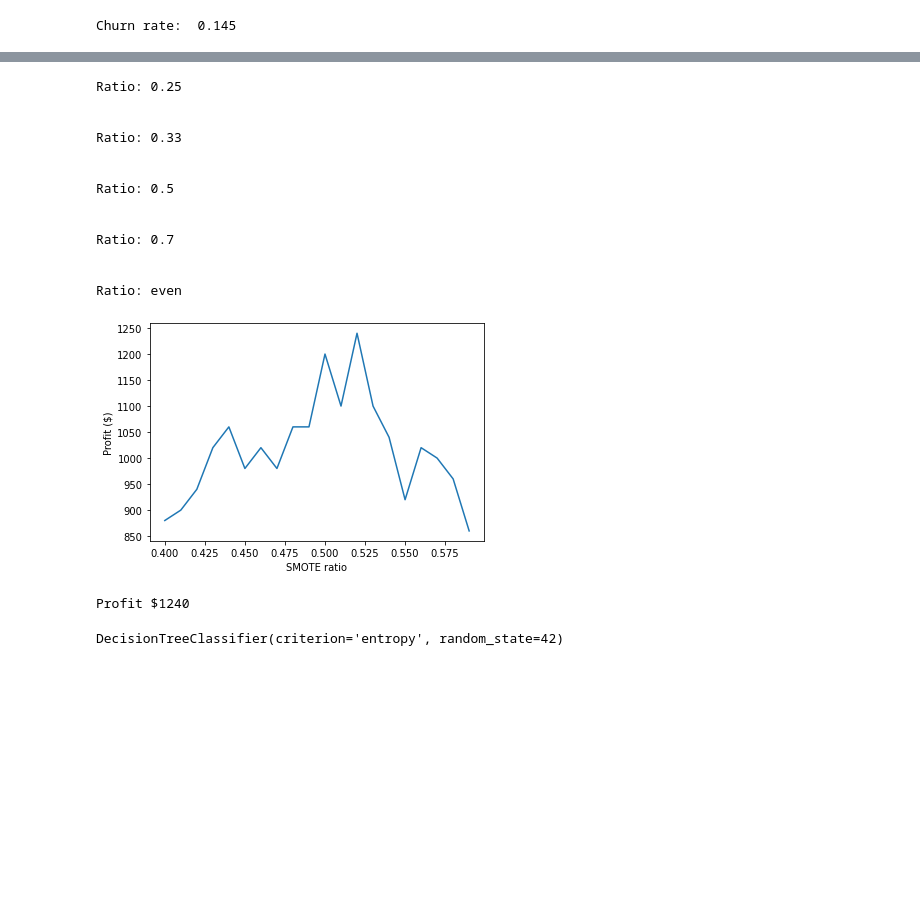
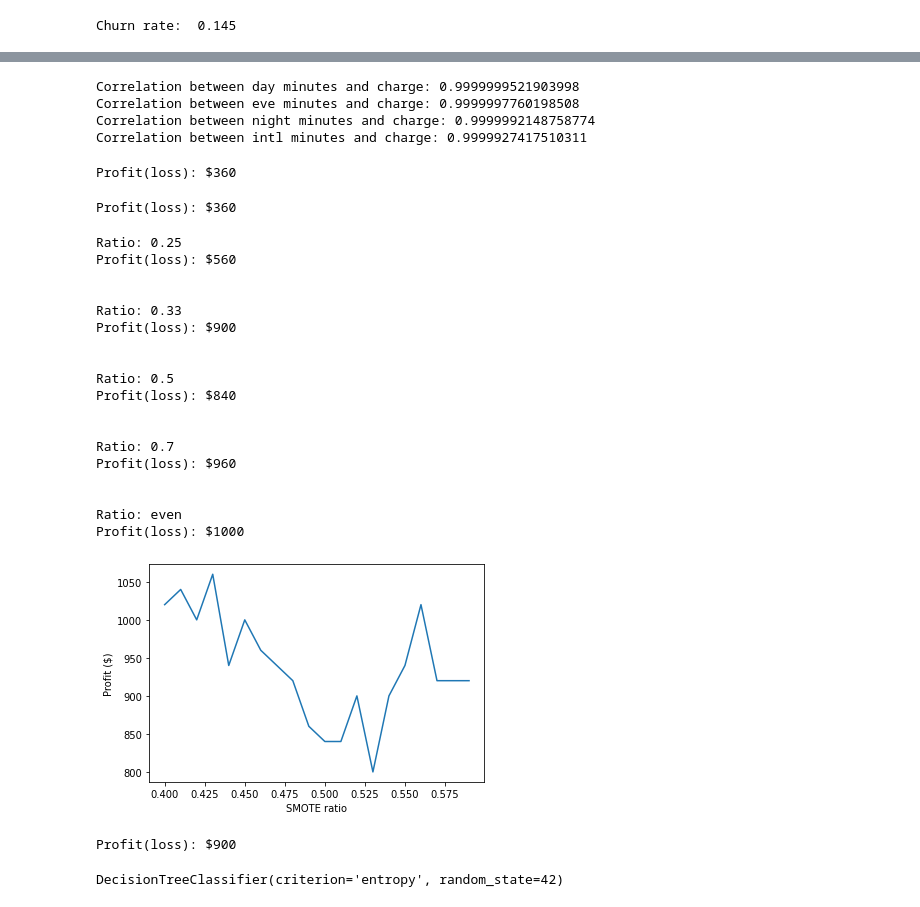
Before and after one commit to MattLeRoi/Telecom-customer-churn-analysis, a Jupyter notebook: phase3_project.ipynb, the cells around one changed output, grey strips where cells are left out. Cells and saved outputs as stored; diff of their text form; code cells hidden in the pictures; blank space fills up the shorter version.

```diff
--- a/phase3_project.ipynb
+++ b/phase3_project.ipynb
@@ -40,7 +78,19 @@ Churn rate:  0.145
+# %%
+print(f"""Correlation between day minutes and charge: {df['total day minutes'].corr(df['total day charge'])}""")
+print(f"""Correlation between eve minutes and charge: {df['total eve minutes'].corr(df['total eve charge'])}""")
+print(f"""Correlation between night minutes and charge: {df['total night minutes'].corr(df['total night charge'])}""")
+print(f"""Correlation between intl minutes and charge: {df['total intl minutes'].corr(df['total intl charge'])}""")
+# %% [output]
+Correlation between day minutes and charge: 0.9999999521903998
+Correlation between eve minutes and charge: 0.9999997760198508
+Correlation between night minutes and charge: 0.9999992148758774
+Correlation between intl minutes and charge: 0.9999927417510311
+# %%
+df_filtered = df.drop(['total day charge','total eve charge','total night charge','total intl charge'],axis=1)
 # %%
 # One hot encoding for categorical columns
 categorical = ['state','area code', 'international plan', 'voice mail plan','churn']
-df_encoded = pd.get_dummies(df, columns=categorical, drop_first=True)
+df_encoded = pd.get_dummies(df_filtered, columns=categorical, drop_first=True)
 # %%
 from sklearn.tree import DecisionTreeClassifier
 from sklearn.linear_model import LogisticRegression
@@ -68,11 +118,24 @@ def model_eval(model_name,X_test,y_test):
 #     print(f'Recall: {round(rec_score,3)}')
 
     return(profit_loss)
+# %%
+# Creating a version that doesn't print the result to used to generate data points for graphs
+
+def model_eval_no_print(model_name,X_test,y_test):
+    y_hat_test = model_name.predict(X_test)
+    conf_mat = confusion_matrix(y_test, y_hat_test)
+#     ConfusionMatrixDisplay(conf_mat).plot();
+    rec_score = recall_score(y_test,y_hat_test)
+    profit_loss = round(80*conf_mat[1,1]-20*(conf_mat[0,1]+conf_mat[1,1]),2)
+
+    return(profit_loss)
 # %%
 logreg_base = LogisticRegression(random_state=42,fit_intercept=False, C=1e10, solver='liblinear')
 logreg_base.fit(X_train.values,y_train) # added .values to handle labeling error
 
 model_eval(logreg_base,X_test.values,y_test);
+# %% [output]
+Profit(loss): $360
 # %%
 # Scaling everything to a 0-1 range
 
@@ -83,6 +146,8 @@ X_test_scaled = scaler.transform(X_test)
 logreg = LogisticRegression(random_state=42,fit_intercept=False, C=1e10, solver='liblinear')
 logreg.fit(X_train_scaled,y_train)
 model_eval(logreg,X_test_scaled,y_test);
+# %% [output]
+Profit(loss): $360
 # %%
 # Now let's compare a few different ratios of minority class to majority class
 ratios = [0.25, 0.33, 0.5, 0.7, 1]
@@ -101,48 +166,53 @@ for n, ratio in enumerate(ratios):
     print('\n')
 # %% [output]
 Ratio: 0.25
+Profit(loss): $560
 
 
 Ratio: 0.33
+Profit(loss): $900
 
 
 Ratio: 0.5
+Profit(loss): $840
 
 
 Ratio: 0.7
+Profit(loss): $960
 
 
 Ratio: even
+Profit(loss): $1000
 # %%
 ratios = np.arange(.4,.6,.01)
 dollars_smote = []
 
 for n, ratio in enumerate(ratios):
     # Fit a model
     smote = SMOTE(sampling_strategy=ratio, random_state=7)
     X_train_resampled, y_train_resampled = smote.fit_resample(X_train_scaled, y_train)
     X_test_resampled, y_test_resampled = smote.fit_resample(X_test_scaled, y_test)
     logreg = LogisticRegression(fit_intercept=False, C=1e10, solver ='liblinear')
     model_log = logreg.fit(X_train_resampled, y_train_resampled)
-    result = model_eval(logreg,X_test_scaled,y_test)
+    result = model_eval_no_print(logreg,X_test_scaled,y_test)
     dollars_smote.append(result)
 
 fig, ax = plt.subplots()
 ax.plot(ratios,dollars_smote,label='Profit ($)')
 ax.set_ylabel('Profit ($)')
 ax.set_xlabel('SMOTE ratio')
 plt.show();
 # %% [output]
-[figure, old version]
+[figure, new version]
 # %%
 smote = SMOTE(sampling_strategy=.52, random_state=7)
 X_train_resampled, y_train_resampled = smote.fit_resample(X_train_scaled, y_train)
 logreg_resample = LogisticRegression(fit_intercept=False, C=1e10, solver ='liblinear')
 logreg_resample.fit(X_train_resampled, y_train_resampled)
 
-print(f'Profit ${model_eval(logreg_resample,X_test_scaled,y_test)}')
+model_eval(logreg_resample,X_test_scaled,y_test);
 # %% [output]
-Profit $1240
+Profit(loss): $900
 # %%
 from sklearn.tree import DecisionTreeClassifier
 from sklearn import tree
```
Also changed, not shown: parts of 16 cells of this notebook.
